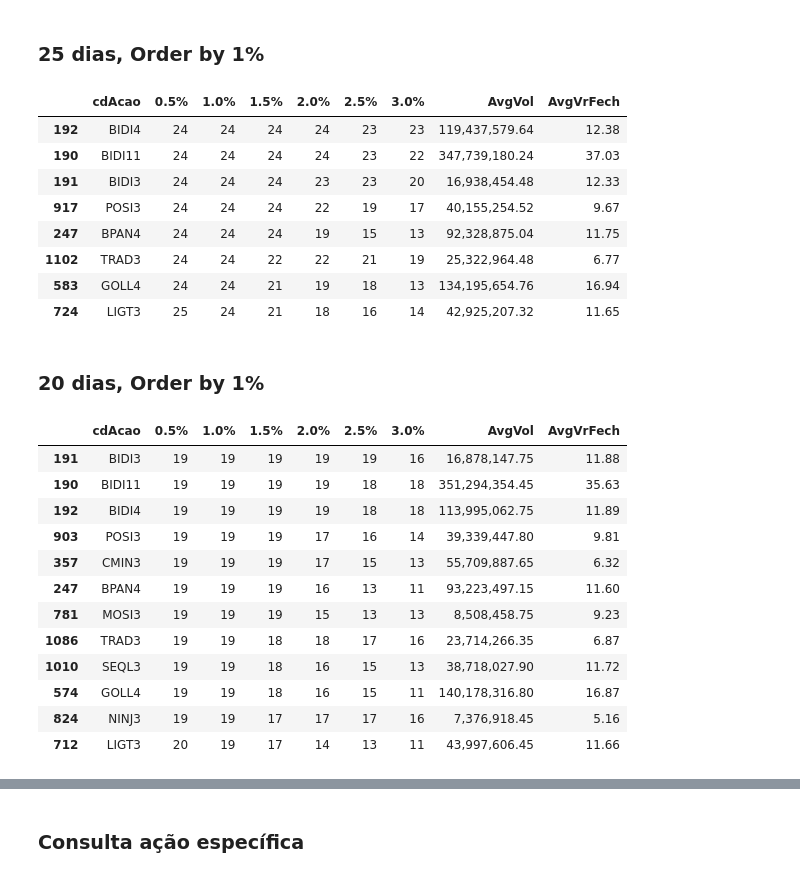
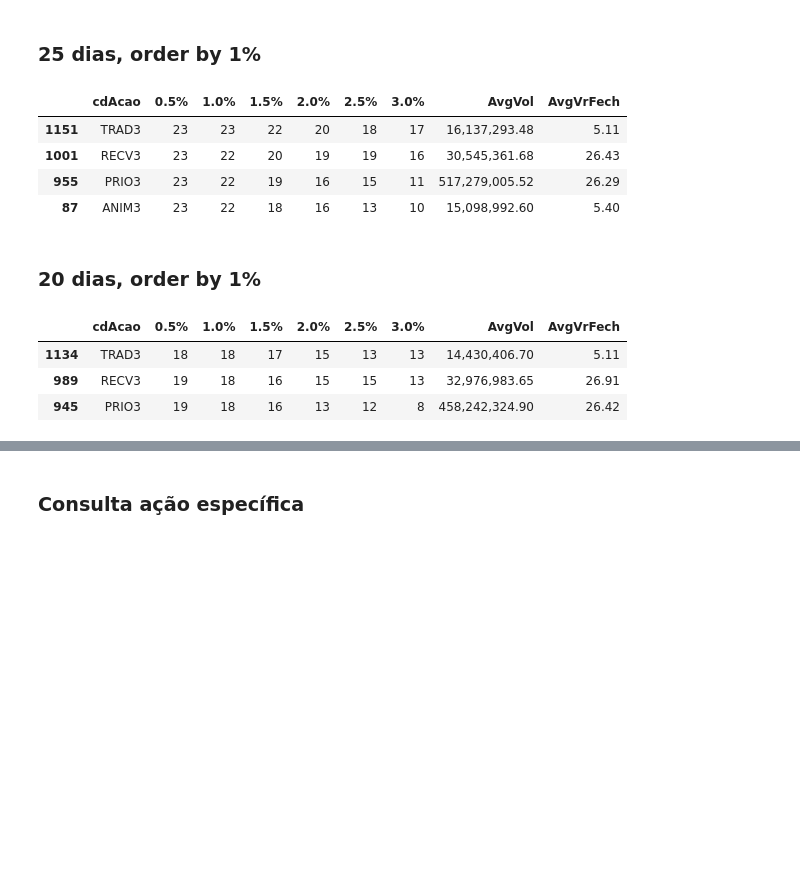
Before and after one commit to alexandre-esmeraldo/StockManager, a Jupyter notebook: StockManager_Processamento.ipynb, the cells around one changed output, grey strips where cells are left out. Cells and saved outputs as stored; diff of their text form; code cells hidden in the pictures; blank space fills up the shorter version.

```diff
--- a/StockManager_Processamento.ipynb
+++ b/StockManager_Processamento.ipynb
@@ -33,8 +33,23 @@ time.asctime( time.localtime(time.time()) )
 # %%
 def carrega_dados():
     layout = [2, 8, 2, 12, 3, 12, 10, 3, 4, 13, 13, 13, 13, 13, 13, 13, 5, 18, 18, 13, 1, 8, 7, 13, 12, 3]
-    df = pd.read_fwf("arquivos/COTAHIST_A2021.ZIP", widths=layout, compression='zip',engine='c',
+#     df = pd.read_fwf("arquivos/COTAHIST_A2021.ZIP", widths=layout, compression='zip',engine='c',
+#                     names=["TIPREG", "DTEXCH", "CODBDI", "CODNEG", "TPMERC", "NOMRES", "ESPECI", "PRAZOT", "MODREF", "PREABE", "PREMAX", "PREMIN", "PREMED", "PREULT", "PREOFC", "PREOFV", "TOTNEG", "QUATOT", "VOLTOT", "PREEXE", "INDOPC", "DATVEN", "FATCOT", "PTOEXE", "CODISI", "DISMES"])
+
+    df = pd.read_fwf("arquivos/COTAHIST_A2022.ZIP", widths=layout, compression='zip',engine='c',
                     names=["TIPREG", "DTEXCH", "CODBDI", "CODNEG", "TPMERC", "NOMRES", "ESPECI", "PRAZOT", "MODREF", "PREABE", "PREMAX", "PREMIN", "PREMED", "PREULT", "PREOFC", "PREOFV", "TOTNEG", "QUATOT", "VOLTOT", "PREEXE", "INDOPC", "DATVEN", "FATCOT", "PTOEXE", "CODISI", "DISMES"])
+
+################## temporário #####################
+    df_112021 = pd.read_fwf("arquivos/COTAHIST_M112021.ZIP", widths=layout, compression='zip',engine='c',
+                    names=["TIPREG", "DTEXCH", "CODBDI", "CODNEG", "TPMERC", "NOMRES", "ESPECI", "PRAZOT", "MODREF", "PREABE", "PREMAX", "PREMIN", "PREMED", "PREULT", "PREOFC", "PREOFV", "TOTNEG", "QUATOT", "VOLTOT", "PREEXE", "INDOPC", "DATVEN", "FATCOT", "PTOEXE", "CODISI", "DISMES"])
+
+    df_122021 = pd.read_fwf("arquivos/COTAHIST_M122021.ZIP", widths=layout, compression='zip',engine='c',
+                    names=["TIPREG", "DTEXCH", "CODBDI", "CODNEG", "TPMERC", "NOMRES", "ESPECI", "PRAZOT", "MODREF", "PREABE", "PREMAX", "PREMIN", "PREMED", "PREULT", "PREOFC", "PREOFV", "TOTNEG", "QUATOT", "VOLTOT", "PREEXE", "INDOPC", "DATVEN", "FATCOT", "PTOEXE", "CODISI", "DISMES"])
+
+    df = pd.concat([df_112021, df_122021, df])
+
+################## temporário #####################
+
     df = df.loc[df["CODBDI"] == 2]
 
     df02 = pd.DataFrame({
@@ -42,24 +57,9 @@ def carrega_dados():
         ,"dtPregao":pd.to_datetime(df["DTEXCH"], format="%Y%m%d", errors="ignore")
         ,"vrFech":df["PREULT"] / 100
         ,"vrVolume":df["VOLTOT"] / 100
-    #    ,"pc_variacao":((df["PREULT"] / df["PREULT"].shift(1)) -1) * 100
         ,"vrMaxDia":df["PREMAX"] / 100
         ,"vrMinDia":df["PREMIN"] / 100
-    #    ,"pc_maximo_dia":
-    #    ,"pc_minimo_dia":
         ,"vrAbert":df["PREABE"] / 100
-    #    ,"pc_abertura":
-    #    ,"ic_0_50_pc":
-    #    ,"ic_1_00_pc":
-    #    ,"ic_1_50_pc":
-    #    ,"ic_2_00_pc":
-    #    ,"ic_2_50_pc":
-    #    ,"ic_3_00_pc":
-    #    ,"vr_result_1_00_pc":
-    #    ,"vr_result_1_50_pc":
-    #    ,"vr_result_2_00_pc":
-    #    ,"vr_result_2_50_pc":
-    #    ,"vr_result_3_00_pc":
     })
     df02 = df02.sort_values(["cdAcao", "dtPregao"], ascending=True)
 
@@ -163,35 +169,22 @@ pd.set_option('display.max_rows', None)
 df25d['vrVolume'] = df25d['vrVolume'].astype(int)
 df25d['vrVolume'] = df25d['vrVolume'].map('{:,}'.format)
 # %% [markdown]
-### 25 dias, Order by 1%
+### 25 dias, order by 1%
 # %%
-df05.loc[(df05["AvgVol"] > 6000000) & (df05["1.0%"] >= 24) & (df05["AvgVrFech"] > 5)]
+df05.loc[(df05["AvgVol"] > 6000000) & (df05["1.0%"] >= 22) & (df05["AvgVrFech"] > 5)]
 # %% [output]
 |  | cdAcao | 0.5% | 1.0% | 1.5% | 2.0% | 2.5% | 3.0% | AvgVol | AvgVrFech |
-| 192 | BIDI4 | 24 | 24 | 24 | 24 | 23 | 23 | 119,437,579.64 | 12.38 |
-| 190 | BIDI11 | 24 | 24 | 24 | 24 | 23 | 22 | 347,739,180.24 | 37.03 |
-| 191 | BIDI3 | 24 | 24 | 24 | 23 | 23 | 20 | 16,938,454.48 | 12.33 |
-| 917 | POSI3 | 24 | 24 | 24 | 22 | 19 | 17 | 40,155,254.52 | 9.67 |
-| 247 | BPAN4 | 24 | 24 | 24 | 19 | 15 | 13 | 92,328,875.04 | 11.75 |
-| 1102 | TRAD3 | 24 | 24 | 22 | 22 | 21 | 19 | 25,322,964.48 | 6.77 |
-| 583 | GOLL4 | 24 | 24 | 21 | 19 | 18 | 13 | 134,195,654.76 | 16.94 |
-| 724 | LIGT3 | 25 | 24 | 21 | 18 | 16 | 14 | 42,925,207.32 | 11.65 |
+| 1151 | TRAD3 | 23 | 23 | 22 | 20 | 18 | 17 | 16,137,293.48 | 5.11 |
+| 1001 | RECV3 | 23 | 22 | 20 | 19 | 19 | 16 | 30,545,361.68 | 26.43 |
+| 955 | PRIO3 | 23 | 22 | 19 | 16 | 15 | 11 | 517,279,005.52 | 26.29 |
+| 87 | ANIM3 | 23 | 22 | 18 | 16 | 13 | 10 | 15,098,992.60 | 5.40 |
 # %% [markdown]
-### 20 dias, Order by 1%
+### 20 dias, order by 1%
 # %%
-df05_20d.loc[(df05_20d["AvgVol"] > 6000000) & (df05_20d["1.0%"] >= 19) & (df05_20d["AvgVrFech"] > 5)]
+df05_20d.loc[(df05_20d["AvgVol"] > 6000000) & (df05_20d["1.0%"] >= 18) & (df05_20d["AvgVrFech"] > 5)]
 # %% [output]
 |  | cdAcao | 0.5% | 1.0% | 1.5% | 2.0% | 2.5% | 3.0% | AvgVol | AvgVrFech |
-| 191 | BIDI3 | 19 | 19 | 19 | 19 | 19 | 16 | 16,878,147.75 | 11.88 |
-| 190 | BIDI11 | 19 | 19 | 19 | 19 | 18 | 18 | 351,294,354.45 | 35.63 |
-| 192 | BIDI4 | 19 | 19 | 19 | 19 | 18 | 18 | 113,995,062.75 | 11.89 |
-| 903 | POSI3 | 19 | 19 | 19 | 17 | 16 | 14 | 39,339,447.80 | 9.81 |
-| 357 | CMIN3 | 19 | 19 | 19 | 17 | 15 | 13 | 55,709,887.65 | 6.32 |
-| 247 | BPAN4 | 19 | 19 | 19 | 16 | 13 | 11 | 93,223,497.15 | 11.60 |
-| 781 | MOSI3 | 19 | 19 | 19 | 15 | 13 | 13 | 8,508,458.75 | 9.23 |
-| 1086 | TRAD3 | 19 | 19 | 18 | 18 | 17 | 16 | 23,714,266.35 | 6.87 |
-| 1010 | SEQL3 | 19 | 19 | 18 | 16 | 15 | 13 | 38,718,027.90 | 11.72 |
-| 574 | GOLL4 | 19 | 19 | 18 | 16 | 15 | 11 | 140,178,316.80 | 16.87 |
-| 824 | NINJ3 | 19 | 19 | 17 | 17 | 17 | 16 | 7,376,918.45 | 5.16 |
-| 712 | LIGT3 | 20 | 19 | 17 | 14 | 13 | 11 | 43,997,606.45 | 11.66 |
+| 1134 | TRAD3 | 18 | 18 | 17 | 15 | 13 | 13 | 14,430,406.70 | 5.11 |
+| 989 | RECV3 | 19 | 18 | 16 | 15 | 15 | 13 | 32,976,983.65 | 26.91 |
+| 945 | PRIO3 | 19 | 18 | 16 | 13 | 12 | 8 | 458,242,324.90 | 26.42 |
 # %% [markdown]
```
Also changed, not shown: parts of 31 cells of this notebook.
